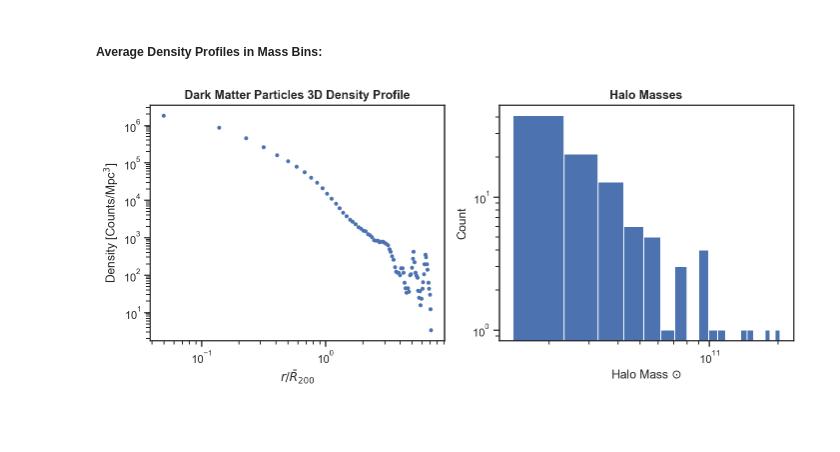
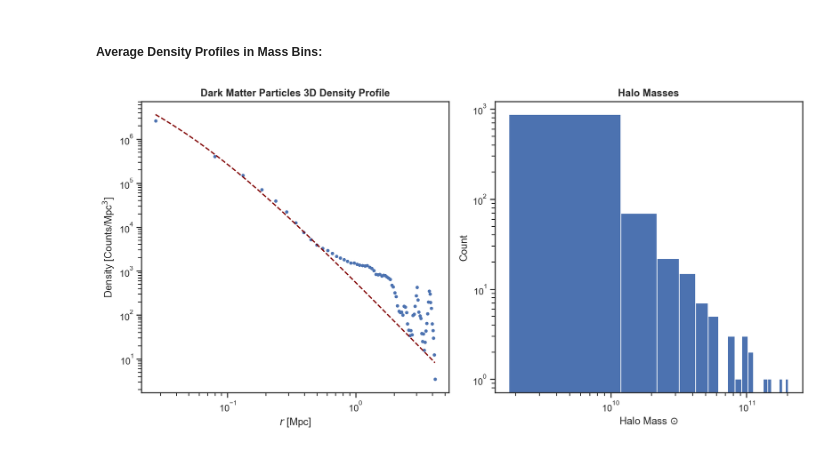
Before and after one commit to samgolds/tng-splashback-measurements, a Jupyter notebook: density_profile_measurements.ipynb, the cells around one changed output. Drawn from its saved outputs; the diff is of its cells as text; code cells hidden in the pictures; blank space fills up the shorter version.

Commit message:
Updated NFW profile calculations

```diff
--- a/density_profile_measurements.ipynb
+++ b/density_profile_measurements.ipynb
@@ -277,9 +385,9 @@ plt.tight_layout()
 # %% [markdown]
 ##### **Average Density Profiles in Mass Bins:**
 # %%
-halo_indices = np.arange(100)
-
-m_total = 0
+halo_indices = np.flip(np.argsort(halo_grp['GroupMass']))[0:1000]
+m_Crit200_total = 0
+halo_R_mean_200_total = 0
 
 r_full = np.array([], dtype = int)
 rho_full = np.array([], dtype = int)
@@ -290,39 +398,54 @@ for halo_ind in halo_indices:
 
     # Load associated halo profile object
     halo_profile = HALO_PROFILE(halo_grp, halo_ind)
-    r, rho = halo_profile.dm_3d_profile
-    r_full = np.append(r_full, r/halo_profile.R_mean_200)
+    r = halo_profile.dm_3d_profile[0]
+    rho = halo_profile.dm_3d_profile[1]
+
+    r_full = np.append(r_full, r/halo.R_mean_200)
     rho_full = np.append(rho_full, rho)
-    m_total += halo_profile.halo_mass
+    m_Crit200_total += halo_profile.halo_M_Crit200
+    halo_R_mean_200_total += halo.R_mean_200
+
+r_full *= halo_R_mean_200_total/len(halo_indices)
 
 # Compute average profile
+averaged_rho, averaged_r, binnumbers = scipy.stats.binned_statistic(r_full, rho_full, 'mean', bins=80)
 
-m_bar = m_total/len(halo_indices)
+# Compute average wave number of each bin
+averaged_r = averaged_r+(averaged_r[1]-averaged_r[0])/2
+averaged_r = averaged_r[:-1]
 # %%
-averaged_rho, averaged_r, binnumbers = scipy.stats.binned_statistic(r_full, rho_full, 'mean', bins=80)
+# Compute NFW Profile
+m_bar = m_Crit200_total/len(halo_indices)
+cvir = concentration.concentration(m_bar/conv_fac, mdef = '200c', z=redshift, model = 'bullock01')
+p_nfw = profile_nfw.NFWProfile(M = m_bar/conv_fac,
+                               c = cvir, z=redshift, mdef = '200c')
 
-# Compute average wave number of each bin
-averaged_r = averaged_r+(averaged_r[1]-averaged_r[0])/2
-averaged_r = averaged_r[:-1]
+r_nfw = np.logspace(np.log10(np.min(averaged_r)),
+                    np.log10(np.max(averaged_r)), 1000)/conv_fac
+rho_nfw = p_nfw.density(r_nfw)
 
-plt.figure(figsize=(10, 4.5))
+plt.figure(figsize=(12, 6))
 plt.subplot(1,2,1)
 plt.plot(averaged_r, averaged_rho, '.')
-
+plt.plot(r_nfw*conv_fac, rho_nfw, '--',
+         color="Maroon", label = 'NFW Profile');
 plt.title("Dark Matter Particles 3D Density Profile", fontweight="bold")
-plt.xlabel(r"$r/\bar{R}_{200}$")
+plt.xlabel(r"$r$ [Mpc]")
 plt.ylabel("Density [Counts/Mpc$^3$]")
 plt.xscale("log")
 plt.yscale("log")
 
 plt.subplot(1,2,2)
-plt.hist(halo_grp['GroupMass'][0:100]*10**10*conv_fac, bins=20)
+plt.hist(halo_grp['GroupMass'][halo_indices]*10**10*conv_fac, bins=20)
 plt.title("Halo Masses", fontweight="bold")
 plt.xlabel(r"Halo Mass $\odot$")
 plt.ylabel("Count")
 plt.xscale("log")
 plt.yscale("log")
 
 plt.tight_layout()
+
+plt.savefig("halo_3d_dm_profile_avg.png", dpi = 250)
 # %% [output]
-[figure, old version]
+[figure, new version]
```
Also changed, not shown: parts of 6 cells of this notebook.
